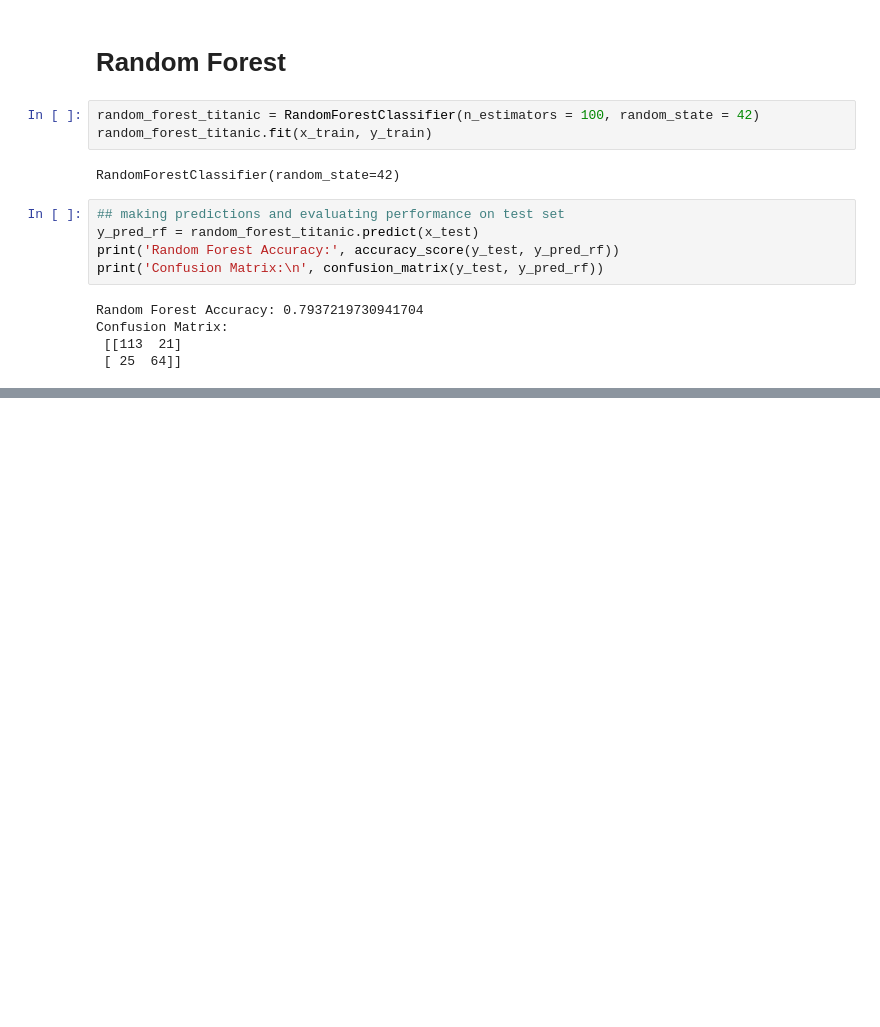
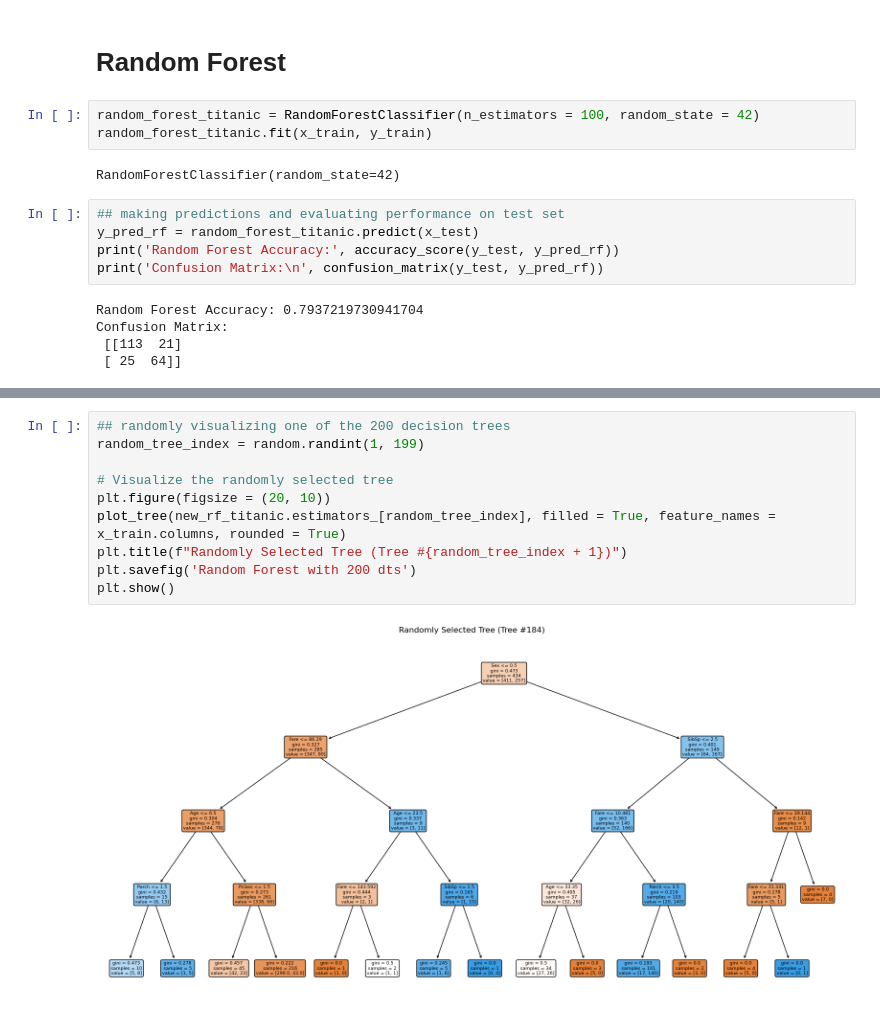
Before and after one commit to rachek253/CS_315_Group_Project, a Jupyter notebook: CS315_GroupProject.ipynb, the cells around one changed output, grey strips where cells are left out. Cells and saved outputs as stored; diff of their text form; blank space fills up the shorter version.

```diff
--- a/CS315_GroupProject.ipynb
+++ b/CS315_GroupProject.ipynb
@@ -272,0 +318,12 @@ for n_estimators in range(1,501):
+# %%
+## randomly visualizing one of the 200 decision trees
+random_tree_index = random.randint(1, 199)
+
+# Visualize the randomly selected tree
+plt.figure(figsize = (20, 10))
+plot_tree(new_rf_titanic.estimators_[random_tree_index], filled = True, feature_names = x_train.columns, rounded = True)
+plt.title(f"Randomly Selected Tree (Tree #{random_tree_index + 1})")
+plt.savefig('Random Forest with 200 dts')
+plt.show()
+# %% [output]
+[figure, added]
```
Also changed, not shown: parts of 8 cells of this notebook, 3 other files.
